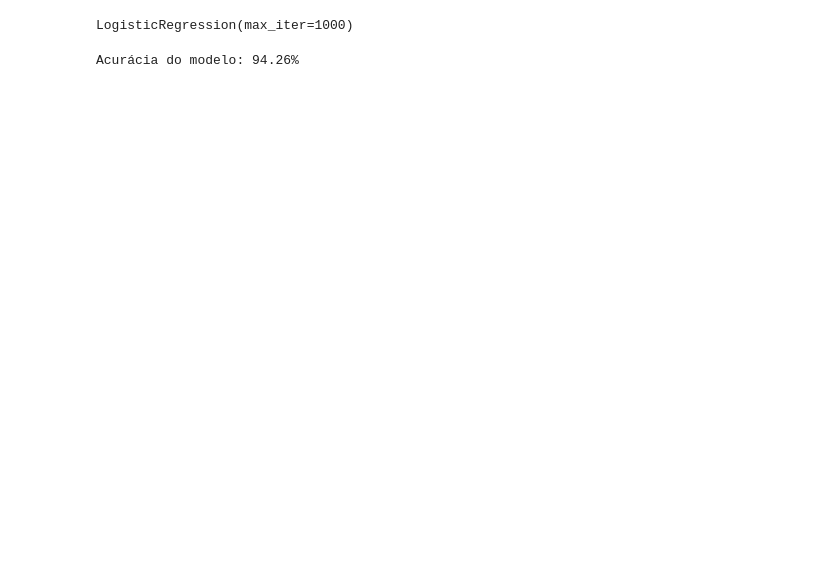
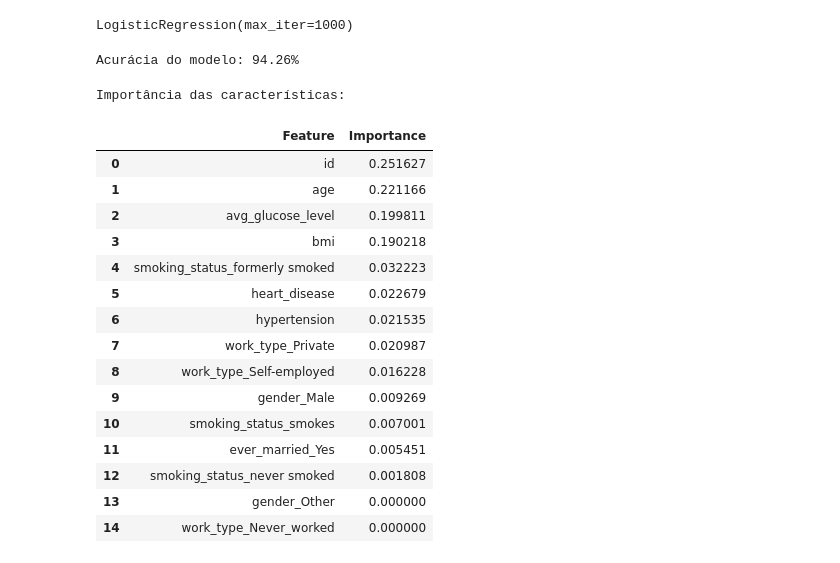
Before and after one commit to alanmath/classificador_algebra, a Jupyter notebook: main.ipynb, the cells around one changed output. Cells and saved outputs as stored; diff of their text form; code cells hidden in the pictures; blank space fills up the shorter version.

```diff
--- a/main.ipynb
+++ b/main.ipynb
@@ -120,3 +109,43 @@ accuracy = accuracy_score(y_test, y_pred)
 print(f"Acurácia do modelo: {accuracy * 100:.2f}%")
 # %% [output]
 Acurácia do modelo: 94.26%
+# %%
+from sklearn.tree import DecisionTreeClassifier
+
+# Treinar a árvore de decisão
+tree = DecisionTreeClassifier(random_state=42)
+tree.fit(X_train, y_train)
+
+# Calcular a importância das características
+importances = tree.feature_importances_
+
+# Emparelhar os nomes das características com suas importâncias
+feature_importances = list(zip(X_train.columns, importances))
+
+# Ordenar as características pela importância
+sorted_feature_importances = sorted(feature_importances, key=lambda x: x[1], reverse=True)
+
+print("Importância das características:")
+feature_importance_df = pd.DataFrame(sorted_feature_importances, columns=['Feature', 'Importance'])
+
+
+
+feature_importance_df.head(15)
+# %% [output]
+Importância das características:
+|  | Feature | Importance |
+| 0 | id | 0.251627 |
+| 1 | age | 0.221166 |
+| 2 | avg_glucose_level | 0.199811 |
+| 3 | bmi | 0.190218 |
+| 4 | smoking_status_formerly smoked | 0.032223 |
+| 5 | heart_disease | 0.022679 |
+| 6 | hypertension | 0.021535 |
+| 7 | work_type_Private | 0.020987 |
+| 8 | work_type_Self-employed | 0.016228 |
+| 9 | gender_Male | 0.009269 |
+| 10 | smoking_status_smokes | 0.007001 |
+| 11 | ever_married_Yes | 0.005451 |
+| 12 | smoking_status_never smoked | 0.001808 |
+| 13 | gender_Other | 0.000000 |
+| 14 | work_type_Never_worked | 0.000000 |
```
Also changed, not shown: parts of 4 cells of this notebook.
